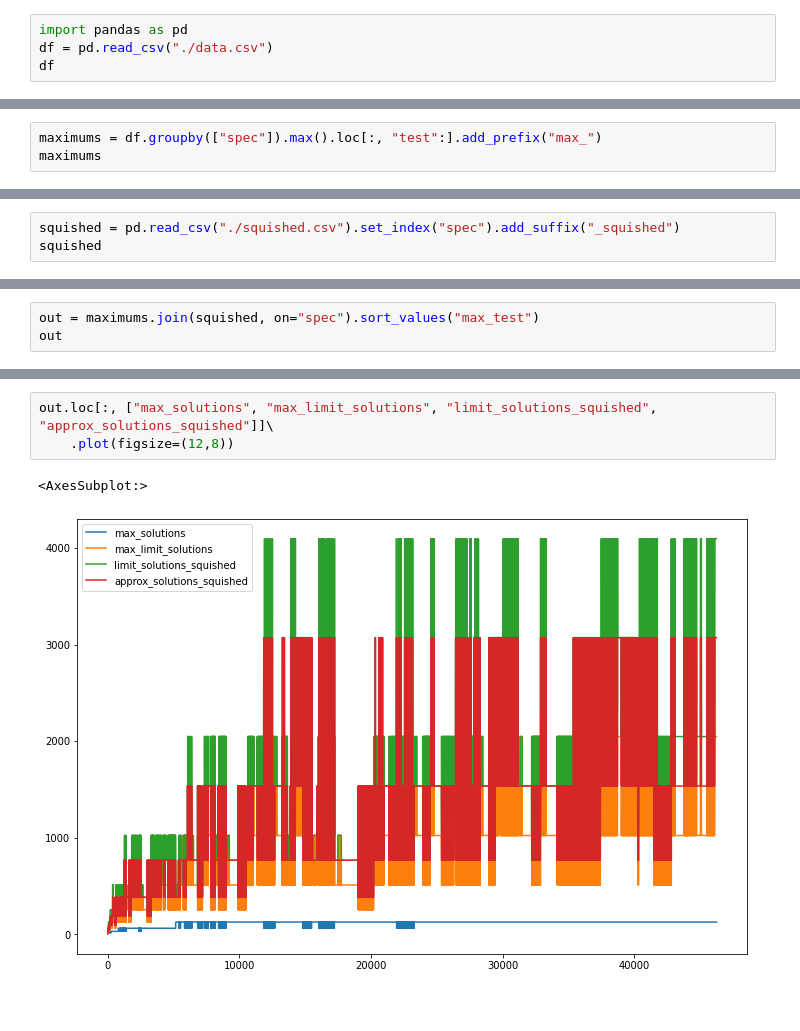
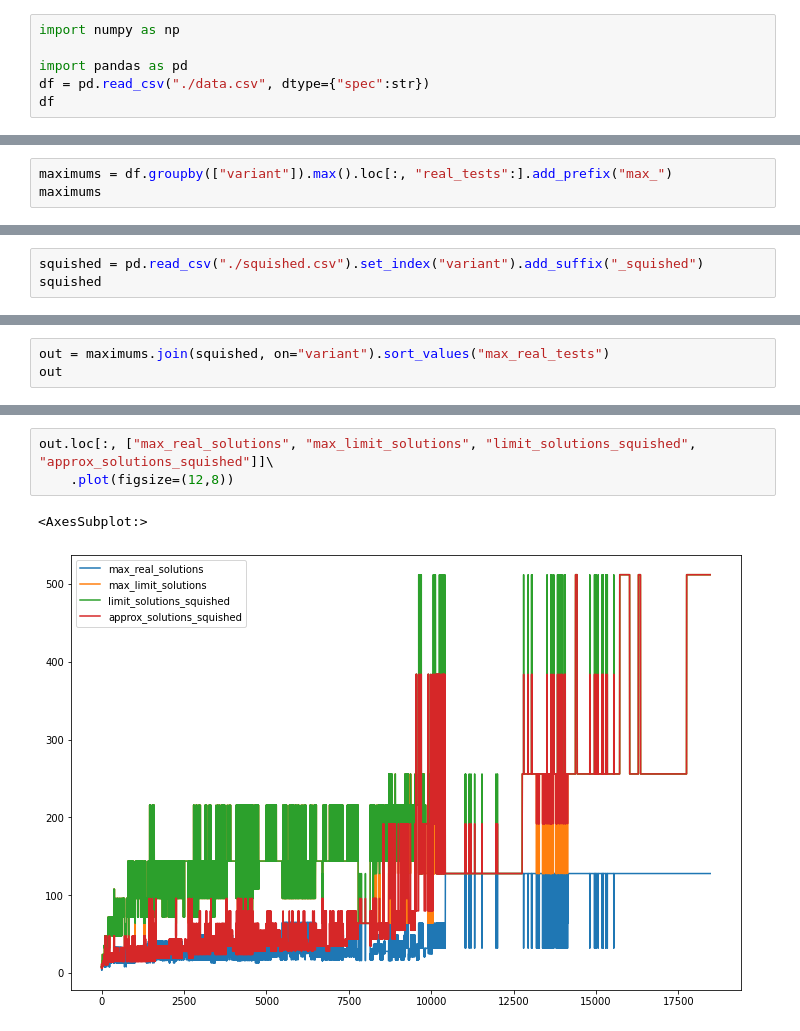
Before and after one commit to PaulRaUnite/ccsl-rs, a Jupyter notebook: plotter/comparison.ipynb, the cells around one changed output, grey strips where cells are left out. Saved outputs shown, nothing was run; the diff lists cells and outputs as text.

```diff
--- a/plotter/comparison.ipynb
+++ b/plotter/comparison.ipynb
@@ -1,5 +1,7 @@
 # %%
+import numpy as np
+
 import pandas as pd
-df = pd.read_csv("./data.csv")
+df = pd.read_csv("./data.csv", dtype={"spec":str})
 df
 # %% [output]
@@ -19,4 +21,4 @@ df
 # %%
-maximums = df.groupby(["spec"]).max().loc[:, "test":].add_prefix("max_")
+maximums = df.groupby(["variant"]).max().loc[:, "real_tests":].add_prefix("max_")
 maximums
 # %% [output]
@@ -37,4 +39,4 @@ maximums
 # %%
-squished = pd.read_csv("./squished.csv").set_index("spec").add_suffix("_squished")
+squished = pd.read_csv("./squished.csv").set_index("variant").add_suffix("_squished")
 squished
 # %% [output]
@@ -55,4 +57,4 @@ squished
 # %%
-out = maximums.join(squished, on="spec").sort_values("max_test")
+out = maximums.join(squished, on="variant").sort_values("max_real_tests")
 out
 # %% [output]
@@ -108,7 +110,7 @@ out.loc[:, ["max_down", "max_limit_down", "limit_down_squished", "approx_down_sq
 # %%
-out.loc[:, ["max_solutions", "max_limit_solutions", "limit_solutions_squished", "approx_solutions_squished"]]\
+out.loc[:, ["max_real_solutions", "max_limit_solutions", "limit_solutions_squished", "approx_solutions_squished"]]\
     .plot(figsize=(12,8))
 # %% [output]
 <AxesSubplot:>
-[figure, old version]
+[figure, new version]
 # %%
```
Also changed, not shown: parts of 14 cells of this notebook, 9 other files.
